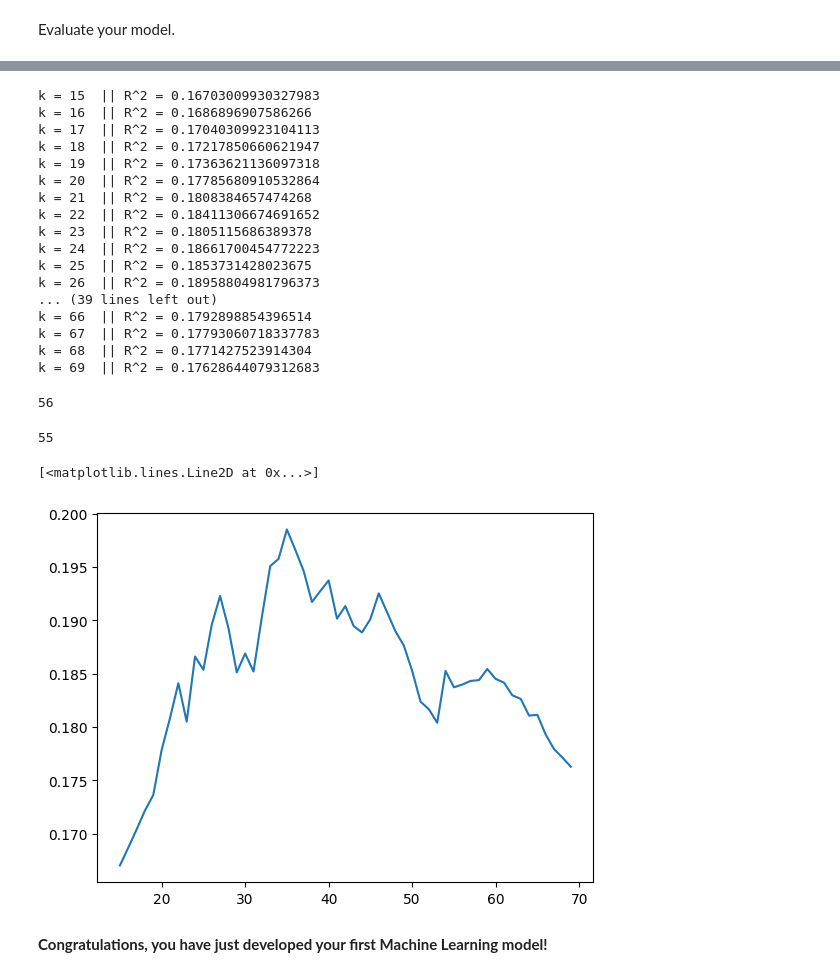
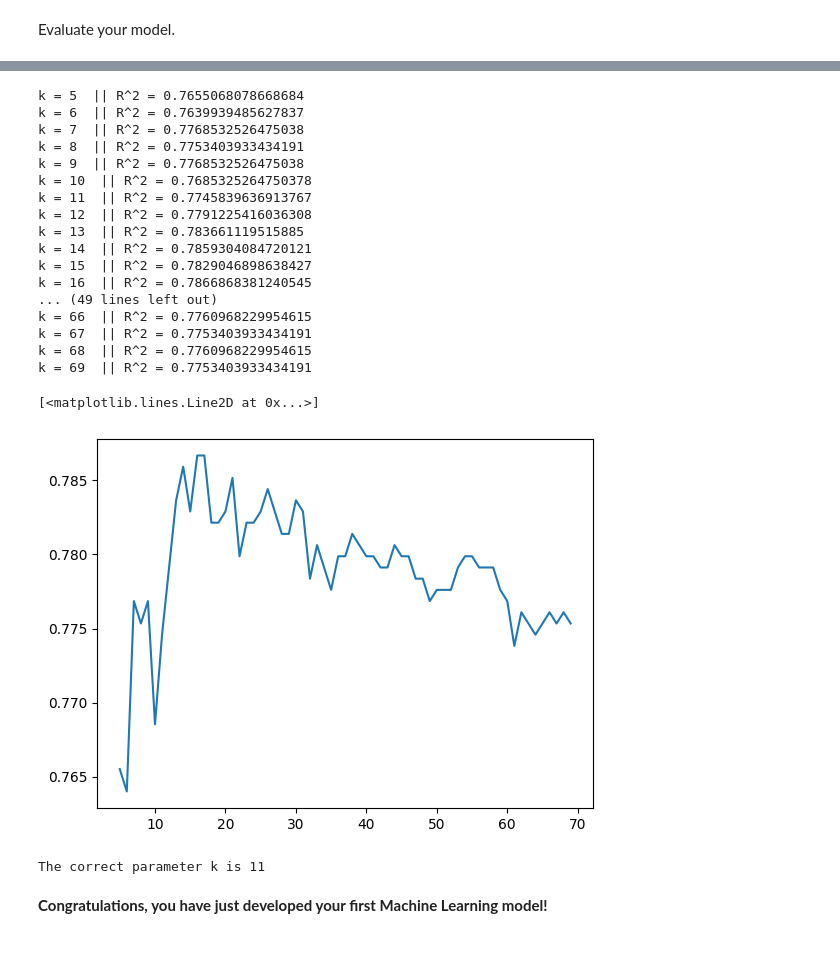
Before and after one commit to carlotagordillo2/lab-intro-to-ml, a Jupyter notebook: lab-intro_to_ml.ipynb, the cells around one changed output, grey strips where cells are left out. Drawn from its saved outputs; the diff is of its cells as text; code cells hidden in the pictures; blank space fills up the shorter version.

```diff
--- a/lab-intro_to_ml.ipynb
+++ b/lab-intro_to_ml.ipynb
@@ -158,6 +156,6 @@ We can observe that all variables have a lower correlation. Due to the fact, it
 # %%
-features = spaceship_clean_num.drop(columns=["FoodCourt"])
-target  = spaceship_clean_num["FoodCourt"]
+features = spaceship_clean_num
+target  = spaceship_clean["Transported"]
 # %% [markdown]
 **Train Test Split**
 # %% [markdown]
@@ -196,8 +194,8 @@ You need to choose between **Classificator** or **Regressor**. Take into conside
 Initialize a KNN instance without setting any hyperparameter.
 # %%
 #your code here
-from sklearn.neighbors import KNeighborsRegressor
-knn = KNeighborsRegressor(n_neighbors=55)
+from sklearn.neighbors import KNeighborsClassifier
+knn = KNeighborsClassifier(n_neighbors=55)
 # %% [markdown]
 Fit the model to your data.
 # %%
@@ -215,8 +213,8 @@ knn.score(X_test, y_test)
 # %%
 l = []
-for i in range(15,70):
+for i in range(5,70):
 
-    knn = KNeighborsRegressor(n_neighbors=i)
+    knn = KNeighborsClassifier(n_neighbors=i)
     knn.fit(X_train, y_train)
     r2 = knn.score(X_test, y_test)
     l.append(r2)
@@ -224,37 +222,29 @@ for i in range(15,70):
 
     print(f"k = {i}  || R^2 = {r2}")
 # %% [output]
-k = 15  || R^2 = 0.16703009930327983
-k = 16  || R^2 = 0.1686896907586266
-k = 17  || R^2 = 0.17040309923104113
-k = 18  || R^2 = 0.17217850660621947
-k = 19  || R^2 = 0.17363621136097318
-k = 20  || R^2 = 0.17785680910532864
-k = 21  || R^2 = 0.1808384657474268
-k = 22  || R^2 = 0.18411306674691652
-k = 23  || R^2 = 0.1805115686389378
-k = 24  || R^2 = 0.18661700454772223
-k = 25  || R^2 = 0.1853731428023675
-k = 26  || R^2 = 0.18958804981796373
-... (39 lines left out)
-k = 66  || R^2 = 0.1792898854396514
-k = 67  || R^2 = 0.17793060718337783
-k = 68  || R^2 = 0.1771427523914304
-k = 69  || R^2 = 0.17628644079312683
+k = 5  || R^2 = 0.7655068078668684
+k = 6  || R^2 = 0.7639939485627837
+k = 7  || R^2 = 0.7768532526475038
+k = 8  || R^2 = 0.7753403933434191
+k = 9  || R^2 = 0.7768532526475038
+k = 10  || R^2 = 0.7685325264750378
+k = 11  || R^2 = 0.7745839636913767
+k = 12  || R^2 = 0.7791225416036308
+k = 13  || R^2 = 0.783661119515885
+k = 14  || R^2 = 0.7859304084720121
+k = 15  || R^2 = 0.7829046898638427
+k = 16  || R^2 = 0.7866868381240545
+... (49 lines left out)
+k = 66  || R^2 = 0.7760968229954615
+k = 67  || R^2 = 0.7753403933434191
+k = 68  || R^2 = 0.7760968229954615
+k = 69  || R^2 = 0.7753403933434191
 # %%
 import numpy as np
-# %%
-len(np.arange(14,70,1))
-# %% [output]
-56
-# %%
-len(l)
-# %% [output]
-55
 # %%
 import matplotlib.pyplot as plt
 # %%
-plt.plot(list(range(15,70)), l)
+plt.plot(list(range(5,70)), l)
 # %% [output]
 [<matplotlib.lines.Line2D at 0x...>]
-[figure, old version]
+[figure, new version]
@@ -261,2 +253,7 @@ plt.plot(list(range(15,70)), l)
+# %%
+k = l.index(max_precision)
+print(f'The correct parameter k is {k}')
+# %% [output]
+The correct parameter k is 11
 # %% [markdown]
 **Congratulations, you have just developed your first Machine Learning model!**
```
Also changed, not shown: parts of 6 cells of this notebook.
